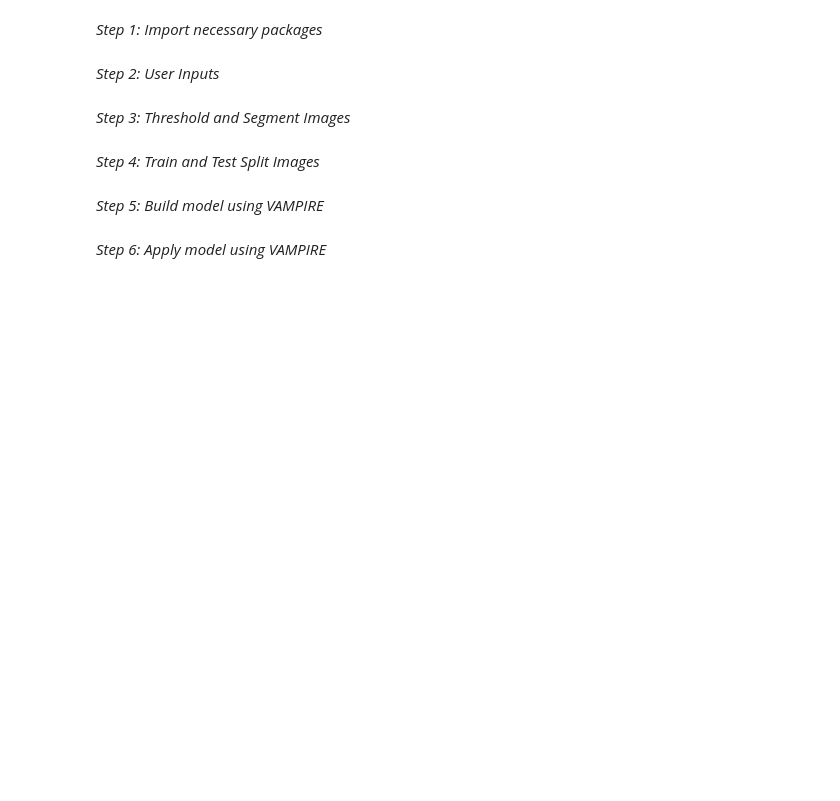
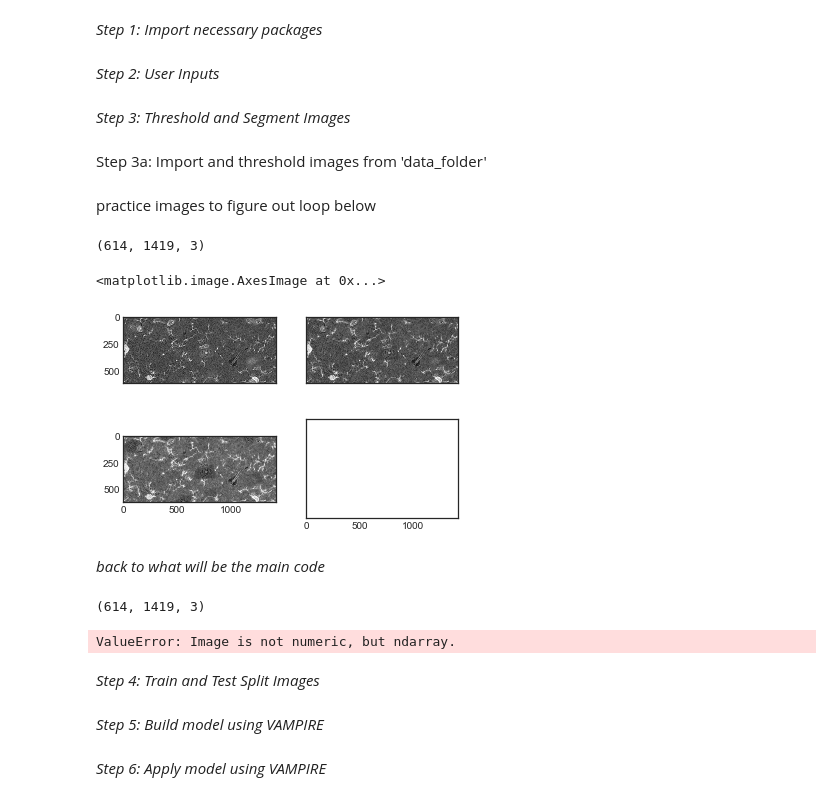
Before and after one commit to Nance-Lab/fiberf, a Jupyter notebook: examples/Psudocode_full_dev.ipynb, the cells around one changed output. Cells and saved outputs as stored; diff of their text form; code cells hidden in the pictures; blank space fills up the shorter version.

Commit message:
Added ability to look at images
Looking at IHC images and deciding on which color to threshold with

```diff
--- a/examples/Psudocode_full_dev.ipynb
+++ b/examples/Psudocode_full_dev.ipynb
@@ -58,7 +68,48 @@ import numpy as np
 # %% [markdown]
 *Step 2: User Inputs*
+# %%
+data_folder = '/Users/hhelmbre/Desktop/fiberf_data'
 # %% [markdown]
 *Step 3: Threshold and Segment Images*
+# %% [markdown]
+Step 3a: Import and threshold images from 'data_folder'
+# %%
+#Getting a list of all the files in the input data folder
+image_list = os.listdir(data_folder)
+# %% [markdown]
+practice images to figure out loop below
+# %%
+practice_image = image_list[1]
+practice_image = io.imread(str(data_folder + '/' + practice_image))
+practice_image.shape
+# %% [output]
+(614, 1419, 3)
+# %%
+practice_image1 = practice_image[:,:,0]
+practice_image2 = practice_image[:,:,1]
+practice_image3 = practice_image[:,:,2]
+# %%
+fig, ax = plt.subplots(2, 2, sharex='col', sharey='row')
+ax[0,0].imshow(practice_image1)
+ax[0,1].imshow(practice_image2)
+ax[1,0].imshow(practice_image3)
+
+#Need to do work in future to figure out which of these is best to use? or whether we use more than one
+# %% [output]
+<matplotlib.image.AxesImage at 0x...>
+[figure, added]
+# %% [markdown]
+*back to what will be the main code*
+# %%
+#Looping through all images in list (this task should be put to multiple CPUs in future if a large data set)
+for images in image_list:
+    im = io.imread(str(data_folder + '/' + images))
+    threshold = filters.threshold_otsu(im)
+    binary = im > threshold
+    io.imsave('threshold.jpg', binary)
+# %% [output]
+(614, 1419, 3)
+ValueError: Image is not numeric, but ndarray.
 # %% [markdown]
 *Step 4: Train and Test Split Images*
 # %% [markdown]
```
Also changed, not shown: parts of 4 cells of this notebook.
